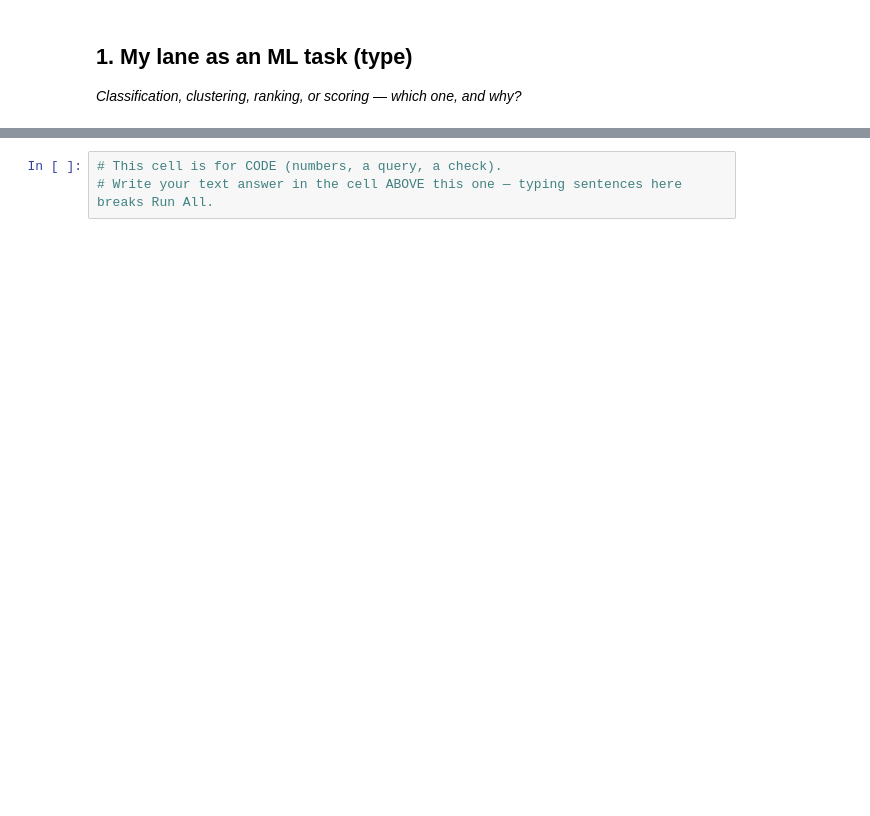
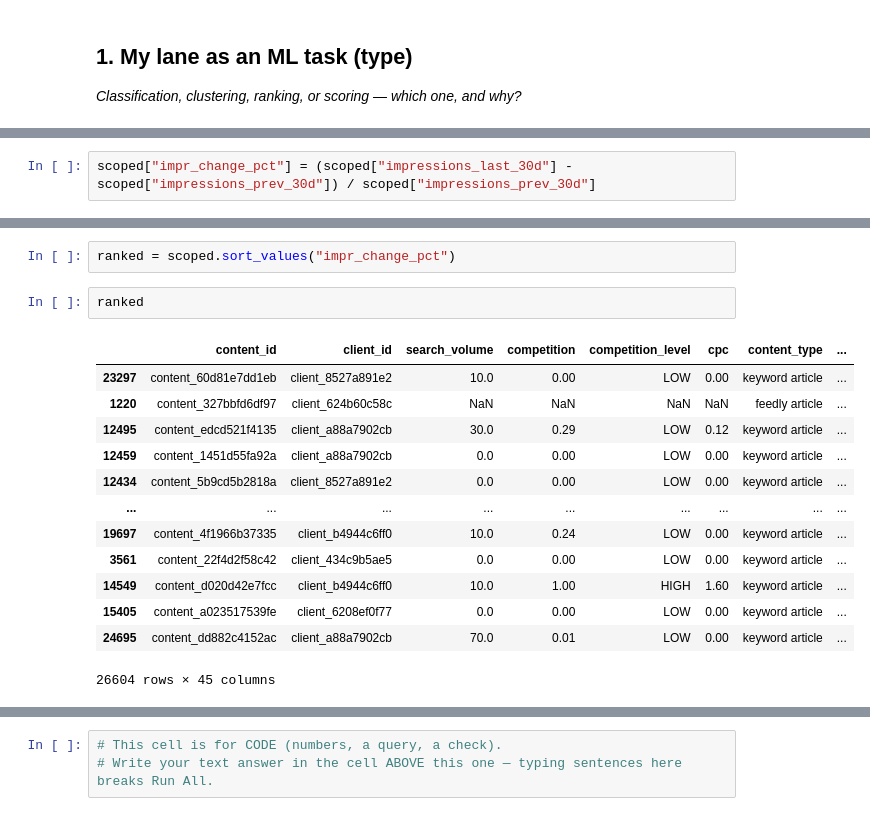
Before and after one commit to AzramAfaq/flyrank-ml-internship, a Jupyter notebook: work/notebooks/w02_ml_task_framing.ipynb, the cells around one changed output, grey strips where cells are left out. Cells and saved outputs as stored; diff of their text form; blank space fills up the shorter version.

```diff
--- a/work/notebooks/w02_ml_task_framing.ipynb
+++ b/work/notebooks/w02_ml_task_framing.ipynb
@@ -12,0 +76,2 @@ This skeleton is yours to fill. Work the sections **in order** — each one has
+# %%
+scoped["impr_change_pct"] = (scoped["impressions_last_30d"] - scoped["impressions_prev_30d"]) / scoped["impressions_prev_30d"]
@@ -12,0 +105,18 @@ This skeleton is yours to fill. Work the sections **in order** — each one has
+# %%
+ranked = scoped.sort_values("impr_change_pct")
+# %%
+ranked
+# %% [output]
+|  | content_id | client_id | search_volume | competition | competition_level | cpc | content_type | ... |
+| 23297 | content_60d81e7dd1eb | client_8527a891e2 | 10.0 | 0.00 | LOW | 0.00 | keyword article | ... |
+| 1220 | content_327bbfd6df97 | client_624b60c58c | NaN | NaN | NaN | NaN | feedly article | ... |
+| 12495 | content_edcd521f4135 | client_a88a7902cb | 30.0 | 0.29 | LOW | 0.12 | keyword article | ... |
+| 12459 | content_1451d55fa92a | client_a88a7902cb | 0.0 | 0.00 | LOW | 0.00 | keyword article | ... |
+| 12434 | content_5b9cd5b2818a | client_8527a891e2 | 0.0 | 0.00 | LOW | 0.00 | keyword article | ... |
+| ... | ... | ... | ... | ... | ... | ... | ... | ... |
+| 19697 | content_4f1966b37335 | client_b4944c6ff0 | 10.0 | 0.24 | LOW | 0.00 | keyword article | ... |
+| 3561 | content_22f4d2f58c42 | client_434c9b5ae5 | 0.0 | 0.00 | LOW | 0.00 | keyword article | ... |
+| 14549 | content_d020d42e7fcc | client_b4944c6ff0 | 10.0 | 1.00 | HIGH | 1.60 | keyword article | ... |
+| 15405 | content_a023517539fe | client_6208ef0f77 | 0.0 | 0.00 | LOW | 0.00 | keyword article | ... |
+| 24695 | content_dd882c4152ac | client_a88a7902cb | 70.0 | 0.01 | LOW | 0.00 | keyword article | ... |
+26604 rows × 45 columns
```
Also changed, not shown: parts of 30 cells of this notebook.
